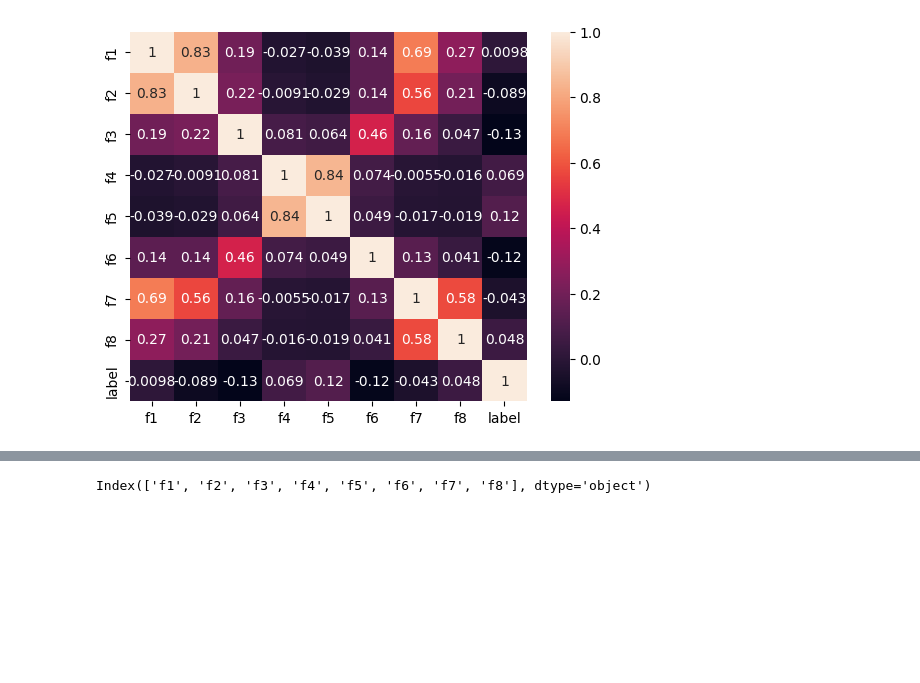
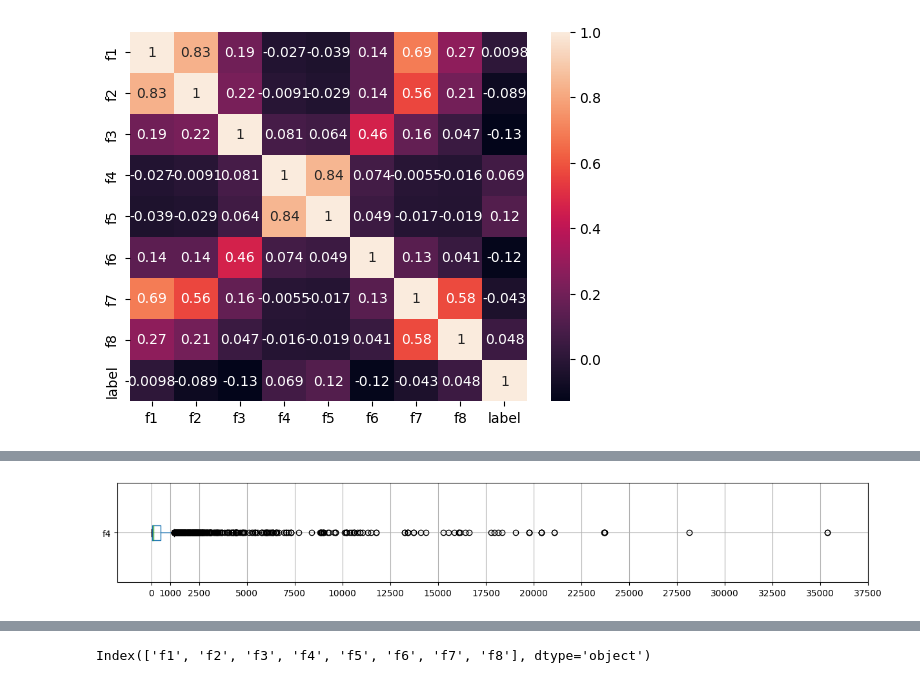
Before and after one commit to wyluilipe/wb_fakerecalls, a Jupyter notebook: mltask.ipynb, the cells around one changed output, grey strips where cells are left out. Saved outputs shown, nothing was run; the diff lists cells and outputs as text; code cells hidden in the pictures; blank space fills up the shorter version.

```diff
--- a/mltask.ipynb
+++ b/mltask.ipynb
@@ -162,0 +183,6 @@ sns.heatmap(corr, annot=True);
+# %%
+df.boxplot('f4', vert=False, figsize=(15, 2))
+plt.xticks(np.append(np.arange(0, 40000, 2500), 1000))
+plt.show();
+# %% [output]
+[figure, added]
```
Also changed, not shown: parts of 12 cells of this notebook.
